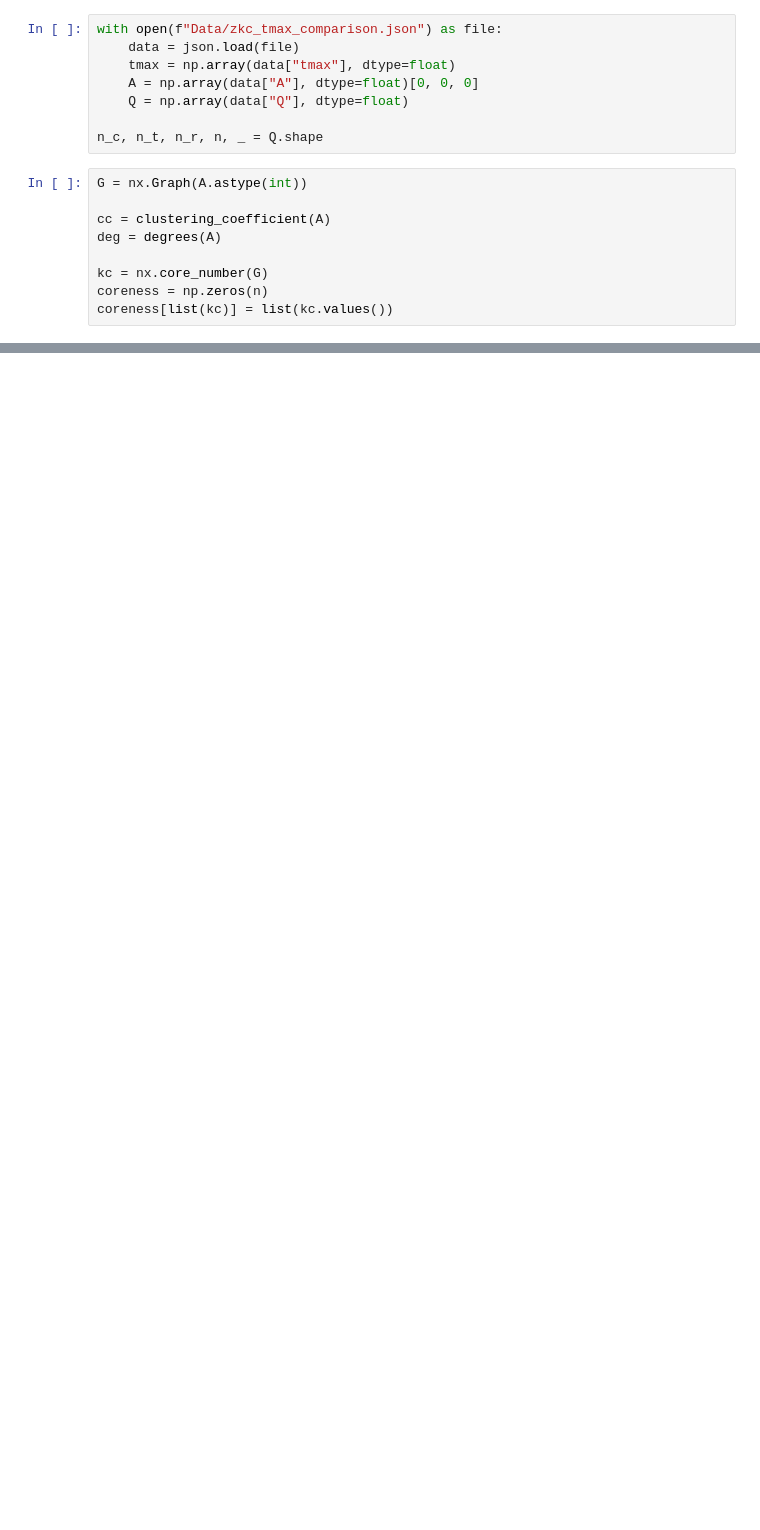
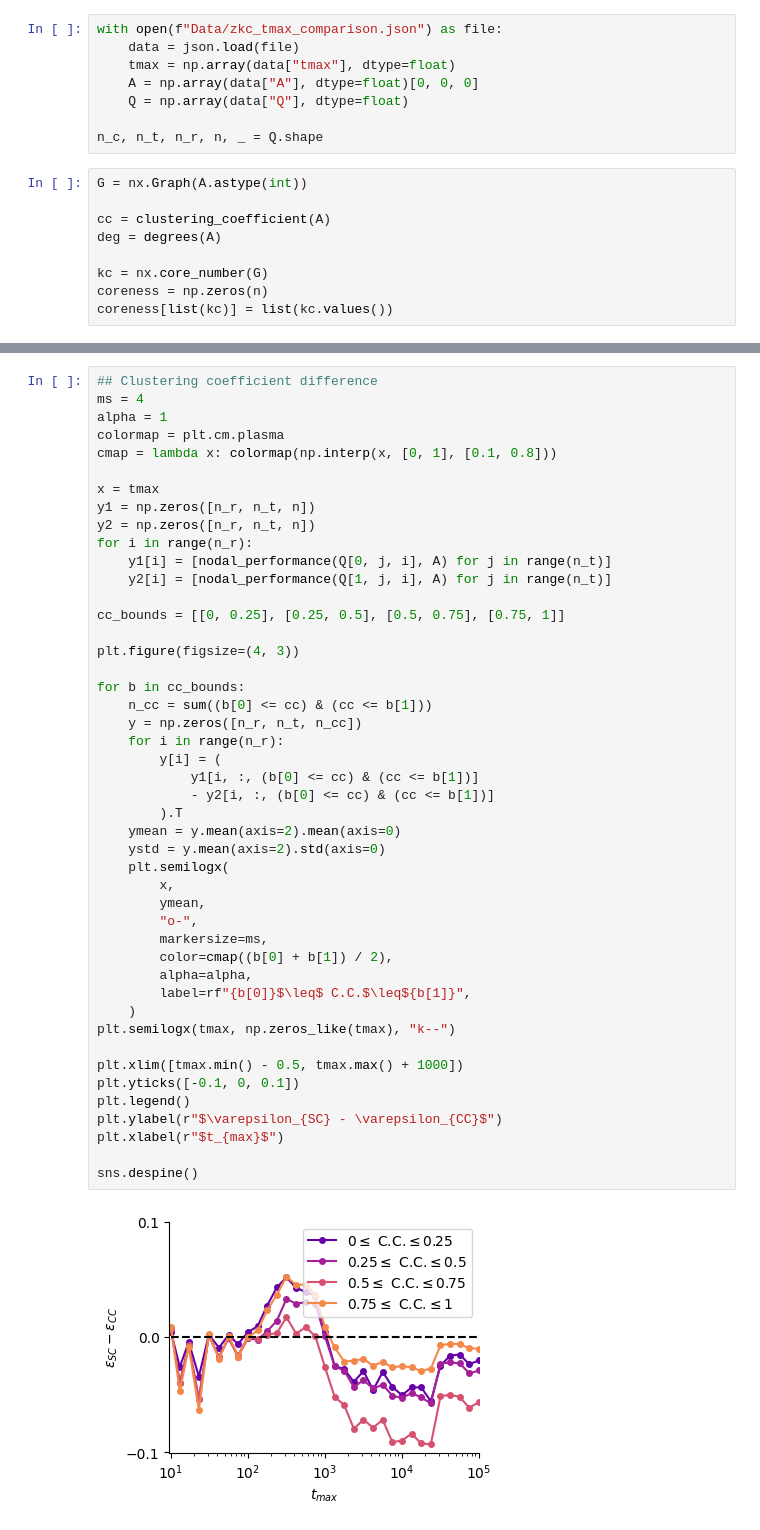
Before and after one commit to nwlandry/complex-network-reconstruction, a Jupyter notebook: plot_fig3.ipynb, the cells around one changed output, grey strips where cells are left out. Cells and saved outputs as stored; diff of their text form; blank space fills up the shorter version.

```diff
--- a/plot_fig3.ipynb
+++ b/plot_fig3.ipynb
@@ -29,0 +76,48 @@ coreness[list(kc)] = list(kc.values())
+# %%
+## Clustering coefficient difference
+ms = 4
+alpha = 1
+colormap = plt.cm.plasma
+cmap = lambda x: colormap(np.interp(x, [0, 1], [0.1, 0.8]))
+
+x = tmax
+y1 = np.zeros([n_r, n_t, n])
+y2 = np.zeros([n_r, n_t, n])
+for i in range(n_r):
+    y1[i] = [nodal_performance(Q[0, j, i], A) for j in range(n_t)]
+    y2[i] = [nodal_performance(Q[1, j, i], A) for j in range(n_t)]
+
+cc_bounds = [[0, 0.25], [0.25, 0.5], [0.5, 0.75], [0.75, 1]]
+
+plt.figure(figsize=(4, 3))
+
+for b in cc_bounds:
+    n_cc = sum((b[0] <= cc) & (cc <= b[1]))
+    y = np.zeros([n_r, n_t, n_cc])
+    for i in range(n_r):
+        y[i] = (
+            y1[i, :, (b[0] <= cc) & (cc <= b[1])]
+            - y2[i, :, (b[0] <= cc) & (cc <= b[1])]
+        ).T
+    ymean = y.mean(axis=2).mean(axis=0)
+    ystd = y.mean(axis=2).std(axis=0)
+    plt.semilogx(
+        x,
+        ymean,
+        "o-",
+        markersize=ms,
+        color=cmap((b[0] + b[1]) / 2),
+        alpha=alpha,
+        label=rf"{b[0]}$\leq$ C.C.$\leq${b[1]}",
+    )
+plt.semilogx(tmax, np.zeros_like(tmax), "k--")
+
+plt.xlim([tmax.min() - 0.5, tmax.max() + 1000])
+plt.yticks([-0.1, 0, 0.1])
+plt.legend()
+plt.ylabel(r"$\varepsilon_{SC} - \varepsilon_{CC}$")
+plt.xlabel(r"$t_{max}$")
+
+sns.despine()
+# %% [output]
+[figure, added]
```
Also changed, not shown: parts of 13 cells of this notebook, 34 other files.
